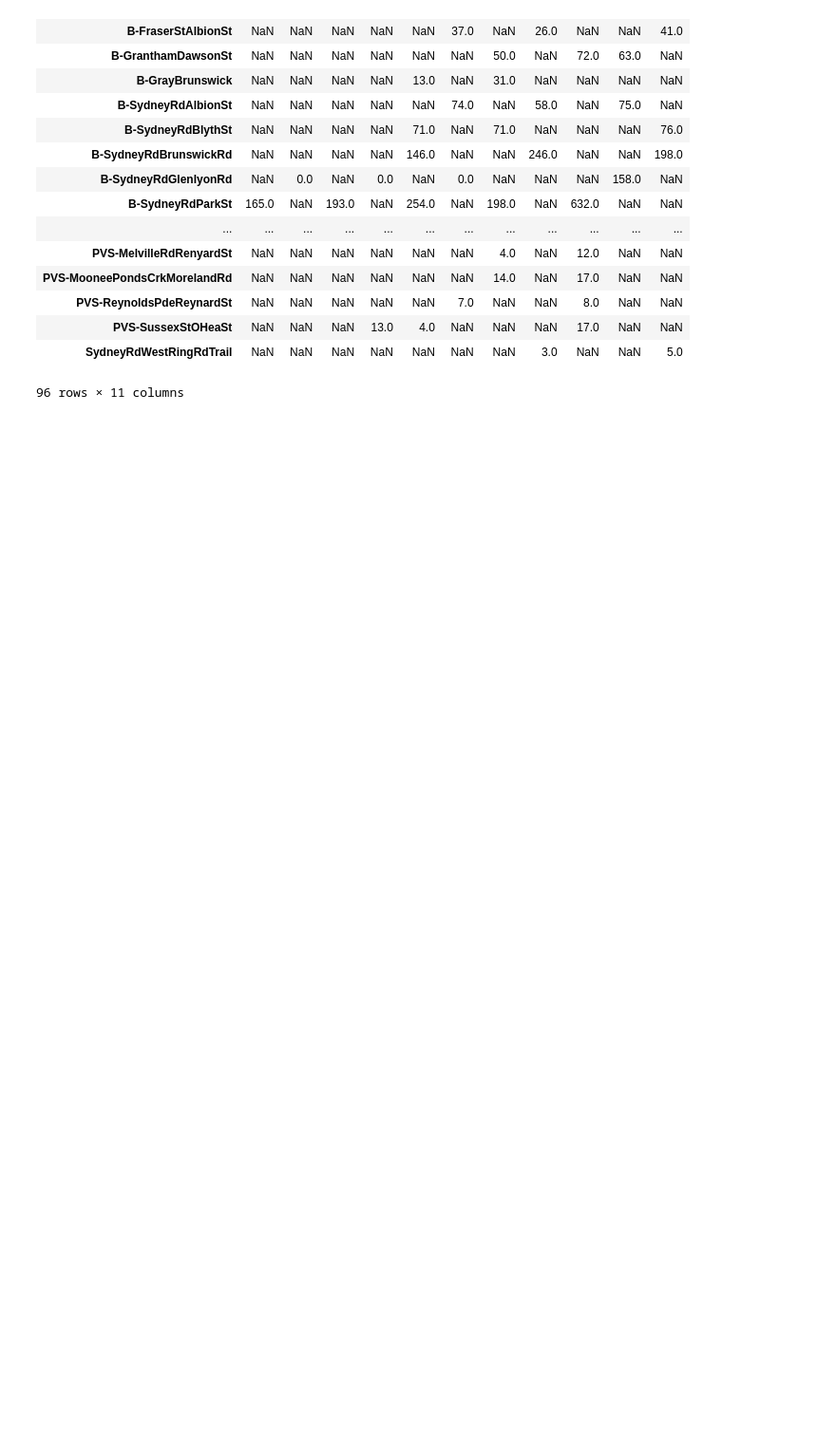
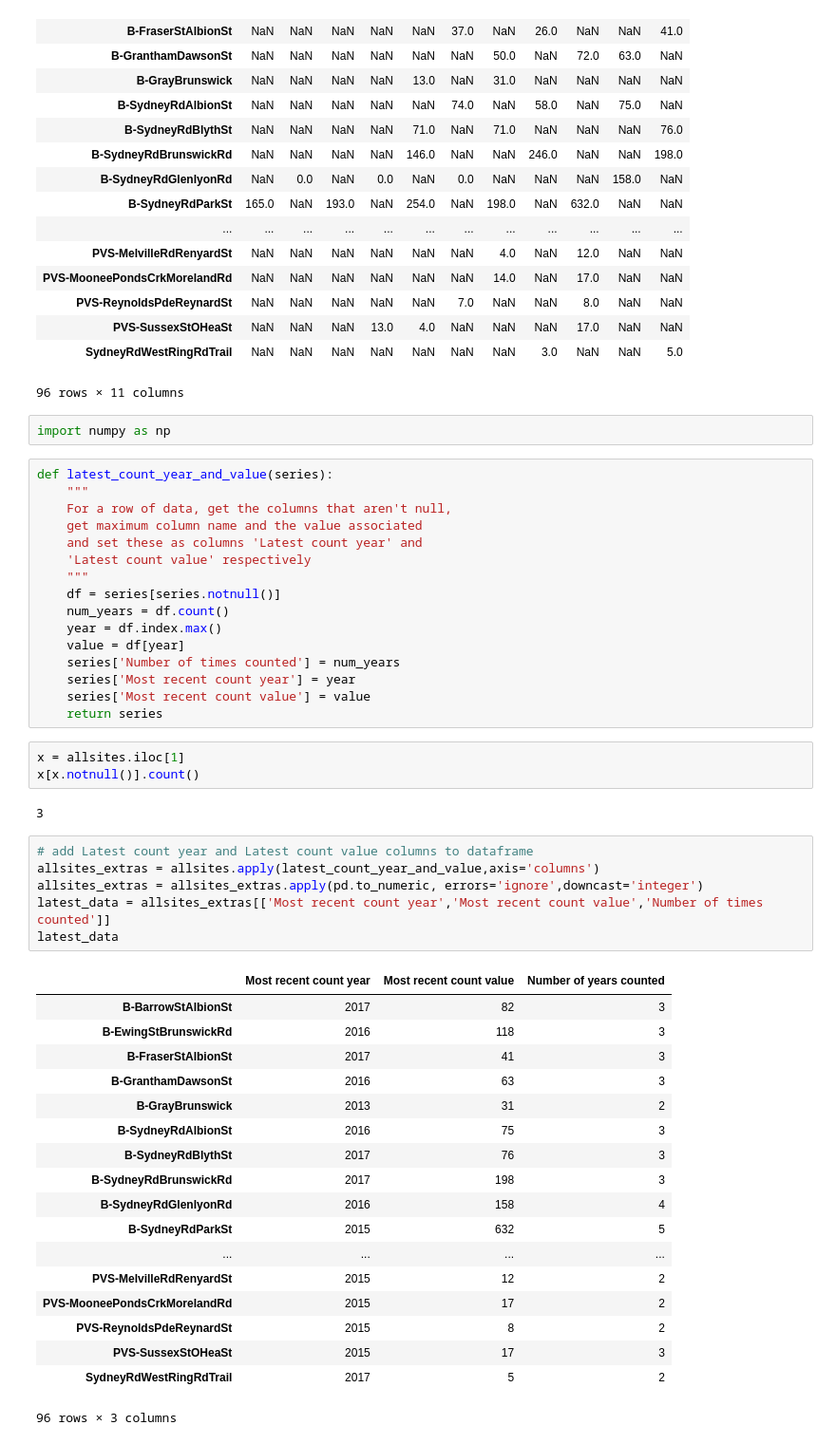
Before and after one commit to MorelandTransport/SuperTueDataCleaner, a Jupyter notebook: Super Tuesday Multiple Site Data Analysis Tool.ipynb, the cells around one changed output. Shown at 95% size. Drawn from its saved outputs; the diff is of its cells as text; blank space fills up the shorter version.

Commit message:
creates a table with most recent count, the count value, and number of times counted

```diff
--- a/Super Tuesday Multiple Site Data Analysis Tool.ipynb
+++ b/Super Tuesday Multiple Site Data Analysis Tool.ipynb
@@ -104,3 +104,51 @@ allsites
 | PVS-SussexStOHeaSt | NaN | NaN | NaN | 13.0 | 4.0 | NaN | NaN | NaN | 17.0 | NaN | NaN |
 | SydneyRdWestRingRdTrail | NaN | NaN | NaN | NaN | NaN | NaN | NaN | 3.0 | NaN | NaN | 5.0 |
 96 rows × 11 columns
+# %%
+import numpy as np
+# %%
+def latest_count_year_and_value(series):
+    """
+    For a row of data, get the columns that aren't null,
+    get maximum column name and the value associated
+    and set these as columns 'Latest count year' and
+    'Latest count value' respectively
+    """
+    df = series[series.notnull()]
+    num_years = df.count()
+    year = df.index.max()
+    value = df[year]
+    series['Number of times counted'] = num_years
+    series['Most recent count year'] = year
+    series['Most recent count value'] = value
+    return series
+# %%
+x = allsites.iloc[1]
+x[x.notnull()].count()
+# %% [output]
+3
+# %%
+# add Latest count year and Latest count value columns to dataframe
+allsites_extras = allsites.apply(latest_count_year_and_value,axis='columns')
+allsites_extras = allsites_extras.apply(pd.to_numeric, errors='ignore',downcast='integer')
+latest_data = allsites_extras[['Most recent count year','Most recent count value','Number of times counted']]
+latest_data
+# %% [output]
+|  | Most recent count year | Most recent count value | Number of years counted |
+| B-BarrowStAlbionSt | 2017 | 82 | 3 |
+| B-EwingStBrunswickRd | 2016 | 118 | 3 |
+| B-FraserStAlbionSt | 2017 | 41 | 3 |
+| B-GranthamDawsonSt | 2016 | 63 | 3 |
+| B-GrayBrunswick | 2013 | 31 | 2 |
+| B-SydneyRdAlbionSt | 2016 | 75 | 3 |
+| B-SydneyRdBlythSt | 2017 | 76 | 3 |
+| B-SydneyRdBrunswickRd | 2017 | 198 | 3 |
+| B-SydneyRdGlenlyonRd | 2016 | 158 | 4 |
+| B-SydneyRdParkSt | 2015 | 632 | 5 |
+| ... | ... | ... | ... |
+| PVS-MelvilleRdRenyardSt | 2015 | 12 | 2 |
+| PVS-MooneePondsCrkMorelandRd | 2015 | 17 | 2 |
+| PVS-ReynoldsPdeReynardSt | 2015 | 8 | 2 |
+| PVS-SussexStOHeaSt | 2015 | 17 | 3 |
+| SydneyRdWestRingRdTrail | 2017 | 5 | 2 |
+96 rows × 3 columns
```
